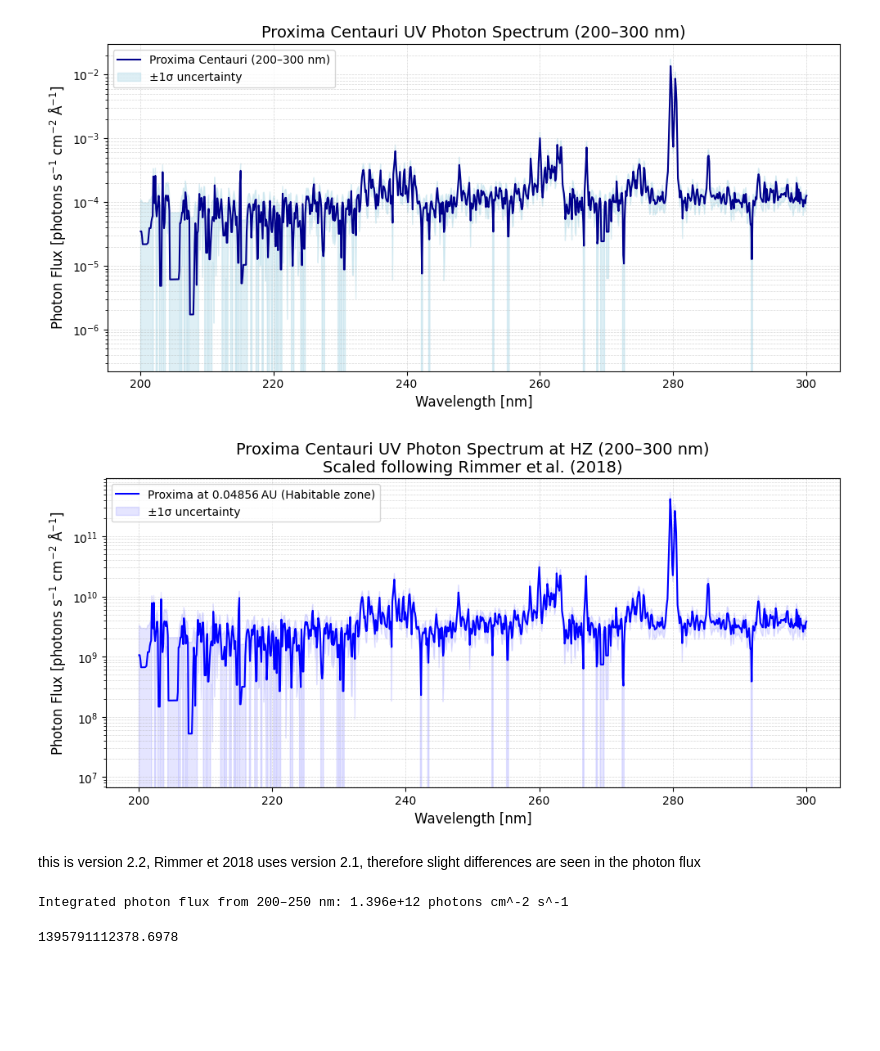
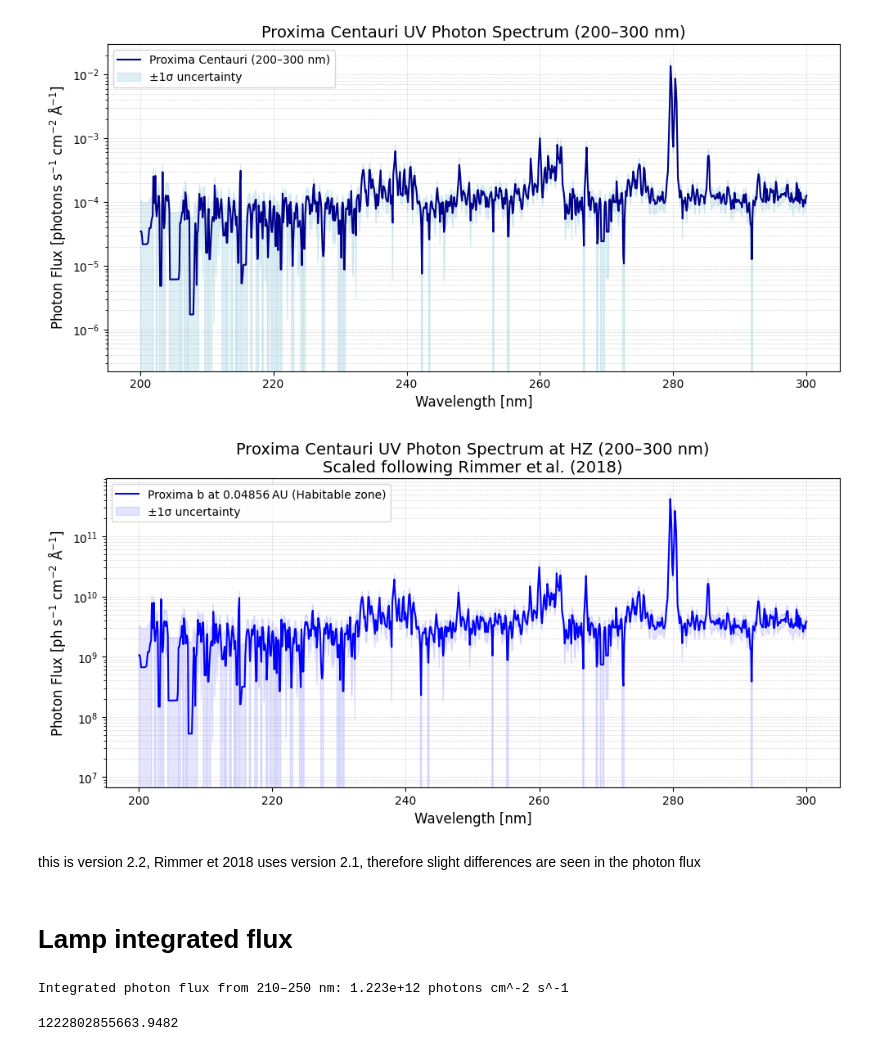
Before and after one commit to vik-ell/P3_Project, a Jupyter notebook: scaling_mdwarf.ipynb, the cells around one changed output. Cells and saved outputs as stored; diff of their text form; code cells hidden in the pictures; blank space fills up the shorter version.

```diff
--- a/scaling_mdwarf.ipynb
+++ b/scaling_mdwarf.ipynb
@@ -118,8 +129,6 @@ plt.show()
 # %% [output]
 [figure]
 # %%
-
-
 # # --- 1. Load the MUSCLES spectrum at Earth ---
 # filename = "hlsp_muscles_multi_multi_gj551_broadband_v22_adapt-const-res-sed.fits"
 # with fits.open(filename) as hdulist:
@@ -146,40 +155,42 @@ d_cm = d_pc.to(u.cm).value
 a_AU = 0.04856 * u.AU
 a_cm = a_AU.to(u.cm).value
 
 scale = (d_cm / a_cm)**2
 S_planet = S_earth * scale
 S_planet_err = S_earth_err * scale
 
 # --- 3. Filter to 200–300 nm and plot ---
 mask = (w_nm >= 200) & (w_nm <= 300)
 wl_plot = w_nm[mask]
 planet_flux = S_planet[mask]
 planet_err  = S_planet_err[mask]
 
 plt.figure(figsize=(10,5))
 plt.plot(wl_plot, planet_flux, color='blue',
-         label=f'Proxima at 0.04856 AU (Habitable zone)')
+         label=f'Proxima b at 0.04856 AU (Habitable zone)')
 plt.fill_between(wl_plot,
                  planet_flux - planet_err,
                  planet_flux + planet_err,
                  color='blue', alpha=0.1,
                  label='±1σ uncertainty')
 
 plt.xlabel("Wavelength [nm]", fontsize=12)
-plt.ylabel("Photon Flux [photons s$^{-1}$ cm$^{-2}$ Å$^{-1}$]", fontsize=12)
+plt.ylabel("Photon Flux [ph s$^{-1}$ cm$^{-2}$ Å$^{-1}$]", fontsize=12)
 plt.title("Proxima Centauri UV Photon Spectrum at HZ (200–300 nm)\n" +
           "Scaled following Rimmer et al. (2018)", fontsize=14)
 plt.yscale("log")
 plt.grid(True, which="both", ls="--", lw=0.5, alpha=0.5)
 plt.legend()
 plt.tight_layout()
 plt.show()
 # %% [output]
-[figure, old version]
+[figure, new version]
 # %% [markdown]
 this is version 2.2, Rimmer et 2018 uses version 2.1, therefore slight differences are seen in the photon flux
+# %% [markdown]
+# Lamp integrated flux
 # %%
-def integrated_photon_flux(wavelength_nm, photon_flux, wl_min=200, wl_max=250):
+def integrated_photon_flux(wavelength_nm, photon_flux, wl_min=210, wl_max=250):
     """
     Integrate the photon flux between wl_min and wl_max (in nm)
     using the trapezoidal rule, and print the bolometric photon flux
@@ -198,11 +209,11 @@ def integrated_photon_flux(wavelength_nm, photon_flux, wl_min=200, wl_max=250):
     print(f"Integrated photon flux from {wl_min}–{wl_max} nm: {integrated:.3e} photons cm^-2 s^-1")
     return integrated
 
-# --- Example of usage, after you have w_nm and S_planet defined ---
+# example of usage, after you have w_nm and S_planet defined ---
 integrated_photon_flux(w_nm, S_planet)
 # %% [output]
-Integrated photon flux from 200–250 nm: 1.396e+12 photons cm^-2 s^-1
+Integrated photon flux from 210–250 nm: 1.223e+12 photons cm^-2 s^-1
-1395791112378.6978
+1222802855663.9482
 # %%
 skip = 40
 
```
Also changed, not shown: parts of 10 cells of this notebook.
